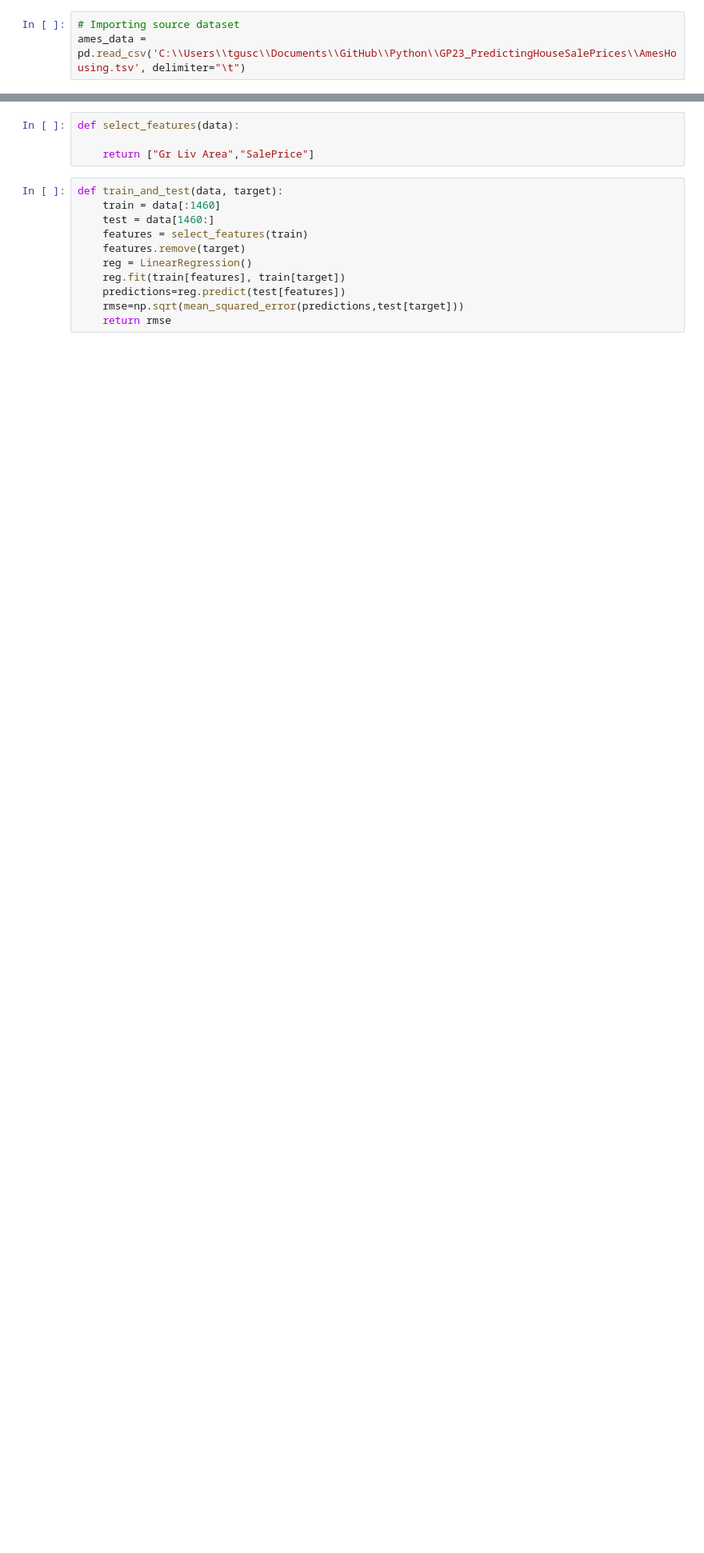
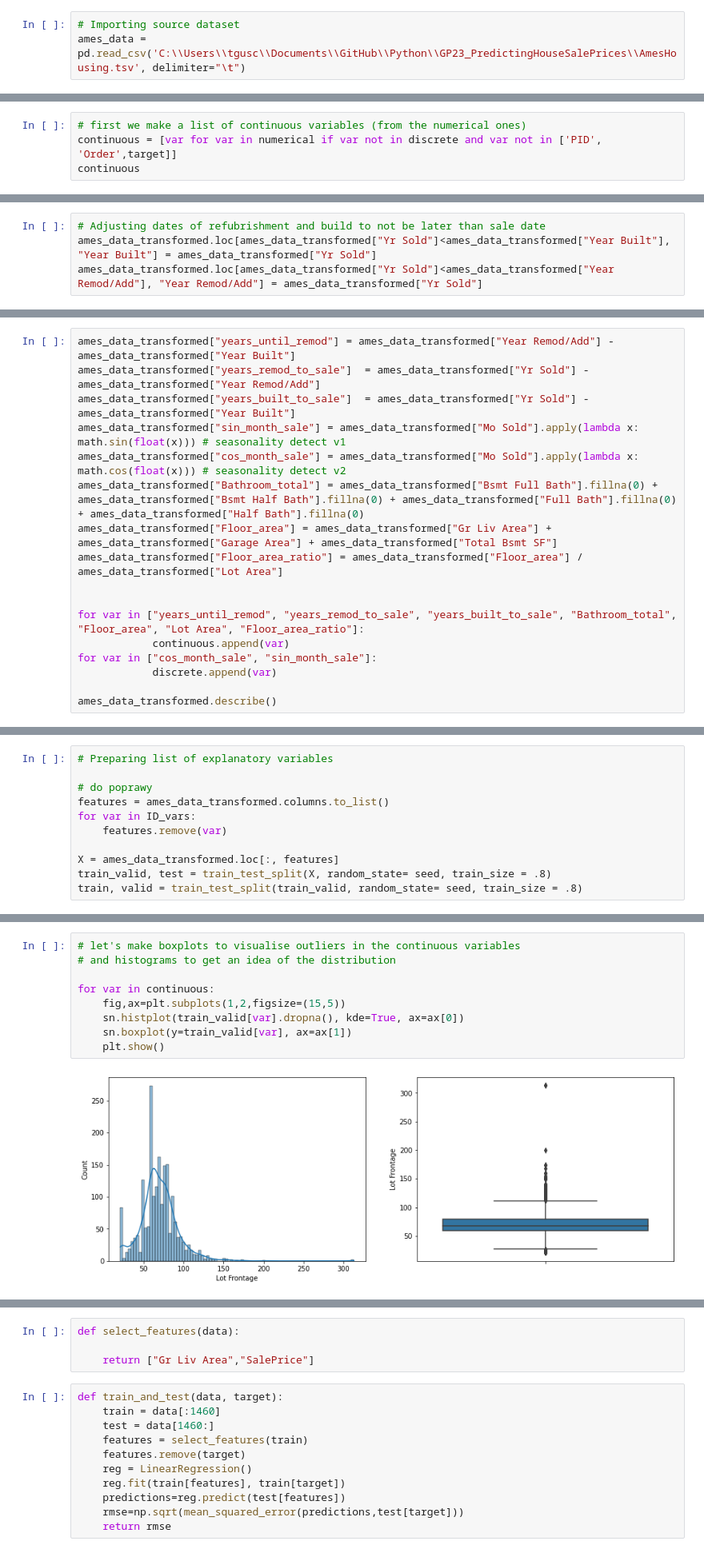
Before and after one commit to TGusciora/Python, a Jupyter notebook: GP23_PredictingHouseSalePrices/GP23_TG_PredictingHouseSalePrices.ipynb, the cells around one changed output, grey strips where cells are left out. Shown at 80% size. Drawn from its saved outputs; the diff is of its cells as text; blank space fills up the shorter version.

```diff
--- a/GP23_PredictingHouseSalePrices/GP23_TG_PredictingHouseSalePrices.ipynb
+++ b/GP23_PredictingHouseSalePrices/GP23_TG_PredictingHouseSalePrices.ipynb
@@ -28,0 +123,4 @@ ames_data = pd.read_csv('C:\\Users\\tgusc\\Documents\\GitHub\\Python\\GP23_Predi
+# %%
+# first we make a list of continuous variables (from the numerical ones)
+continuous = [var for var in numerical if var not in discrete and var not in ['PID', 'Order',target]]
+continuous
@@ -146,0 +291,4 @@ Which columns need to be dropped for other reasons?
+# %%
+# Adjusting dates of refubrishment and build to not be later than sale date
+ames_data_transformed.loc[ames_data_transformed["Yr Sold"]<ames_data_transformed["Year Built"], "Year Built"] = ames_data_transformed["Yr Sold"]
+ames_data_transformed.loc[ames_data_transformed["Yr Sold"]<ames_data_transformed["Year Remod/Add"], "Year Remod/Add"] = ames_data_transformed["Yr Sold"]
@@ -146,0 +303,17 @@ Which columns need to be dropped for other reasons?
+# %%
+ames_data_transformed["years_until_remod"] = ames_data_transformed["Year Remod/Add"] - ames_data_transformed["Year Built"]
+ames_data_transformed["years_remod_to_sale"]  = ames_data_transformed["Yr Sold"] - ames_data_transformed["Year Remod/Add"]
+ames_data_transformed["years_built_to_sale"]  = ames_data_transformed["Yr Sold"] - ames_data_transformed["Year Built"]
+ames_data_transformed["sin_month_sale"] = ames_data_transformed["Mo Sold"].apply(lambda x: math.sin(float(x))) # seasonality detect v1
+ames_data_transformed["cos_month_sale"] = ames_data_transformed["Mo Sold"].apply(lambda x: math.cos(float(x))) # seasonality detect v2
+ames_data_transformed["Bathroom_total"] = ames_data_transformed["Bsmt Full Bath"].fillna(0) + ames_data_transformed["Bsmt Half Bath"].fillna(0) + ames_data_transformed["Full Bath"].fillna(0) + ames_data_transformed["Half Bath"].fillna(0)
+ames_data_transformed["Floor_area"] = ames_data_transformed["Gr Liv Area"] + ames_data_transformed["Garage Area"] + ames_data_transformed["Total Bsmt SF"]
+ames_data_transformed["Floor_area_ratio"] = ames_data_transformed["Floor_area"] / ames_data_transformed["Lot Area"]
+
+
+for var in ["years_until_remod", "years_remod_to_sale", "years_built_to_sale", "Bathroom_total", "Floor_area", "Lot Area", "Floor_area_ratio"]:
+            continuous.append(var)
+for var in ["cos_month_sale", "sin_month_sale"]:
+            discrete.append(var)
+
+ames_data_transformed.describe()
@@ -146,0 +332,11 @@ Which columns need to be dropped for other reasons?
+# %%
+# Preparing list of explanatory variables
+
+# do poprawy
+features = ames_data_transformed.columns.to_list()
+for var in ID_vars:
+    features.remove(var)
+
+X = ames_data_transformed.loc[:, features]
+train_valid, test = train_test_split(X, random_state= seed, train_size = .8)
+train, valid = train_test_split(train_valid, random_state= seed, train_size = .8)
@@ -146,0 +358,11 @@ Which columns need to be dropped for other reasons?
+# %%
+# let's make boxplots to visualise outliers in the continuous variables
+# and histograms to get an idea of the distribution
+
+for var in continuous:
+    fig,ax=plt.subplots(1,2,figsize=(15,5))
+    sn.histplot(train_valid[var].dropna(), kde=True, ax=ax[0])
+    sn.boxplot(y=train_valid[var], ax=ax[1])
+    plt.show()
+# %% [output]
+[figure, added]
```
Also changed, not shown: parts of 44 cells of this notebook, 1 other file.
